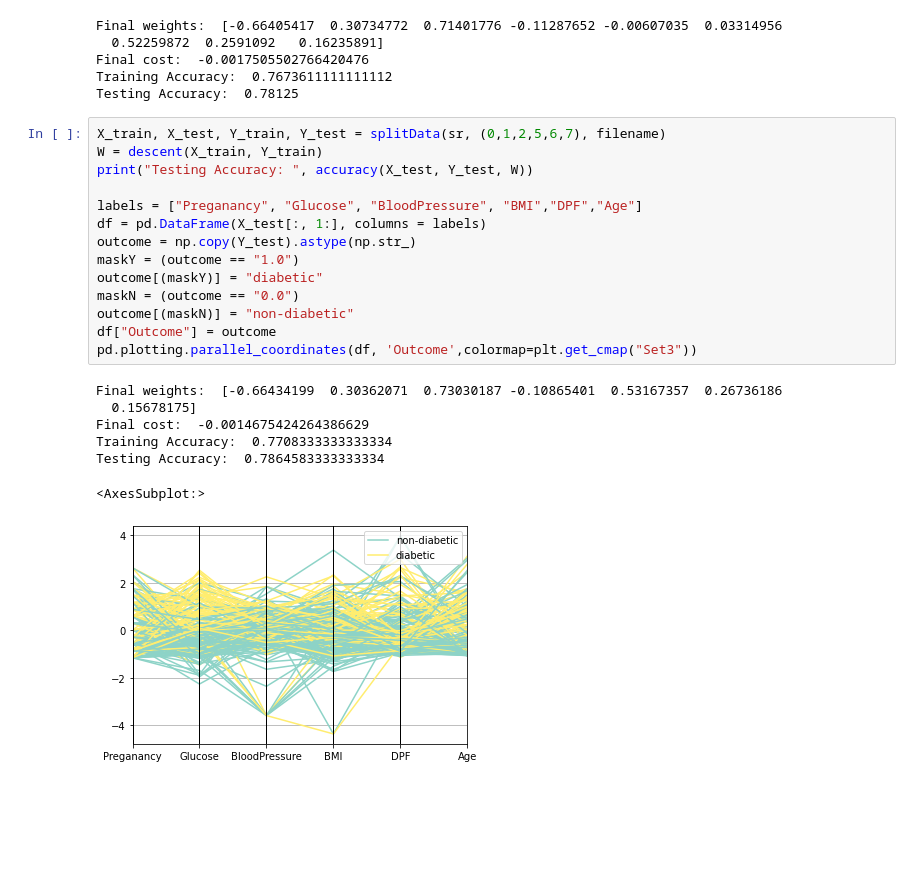
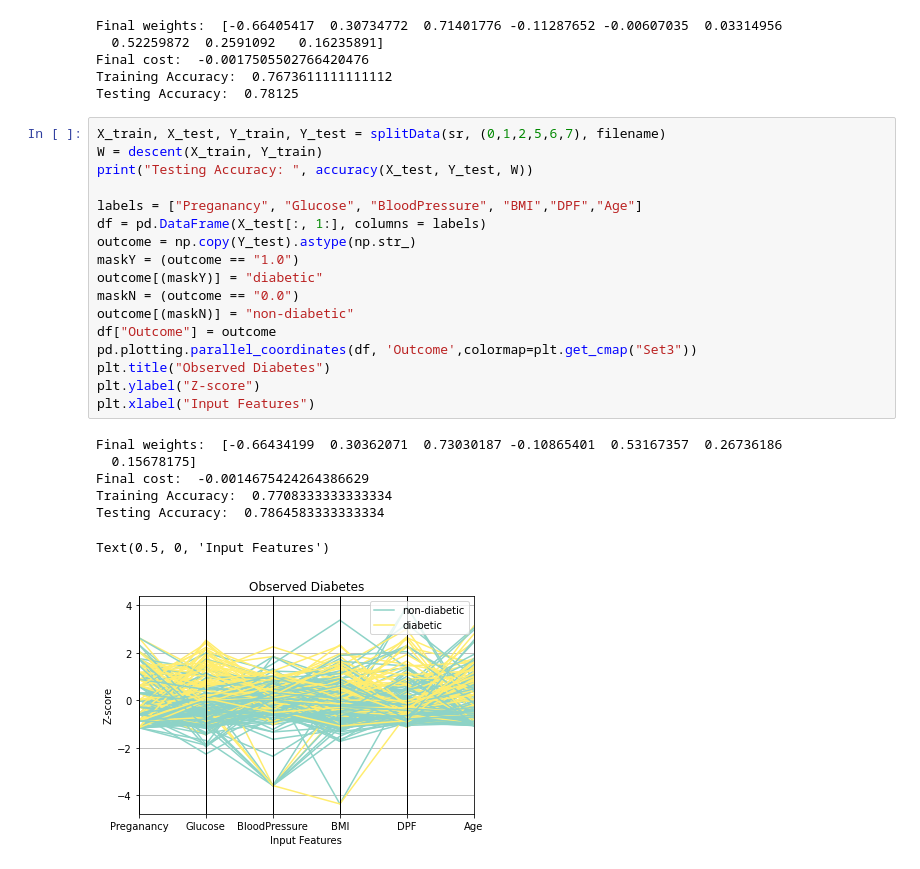
Before and after one commit to axgu/srp-lab-notebook, a Jupyter notebook: _build/jupyter_execute/prep/log_reg/diabetes-logreg.ipynb, the cells around one changed output. Drawn from its saved outputs; the diff is of its cells as text; blank space fills up the shorter version.

```diff
--- a/_build/jupyter_execute/prep/log_reg/diabetes-logreg.ipynb
+++ b/_build/jupyter_execute/prep/log_reg/diabetes-logreg.ipynb
@@ -123,25 +125,28 @@ Testing Accuracy:  0.78125
 # %%
 X_train, X_test, Y_train, Y_test = splitData(sr, (0,1,2,5,6,7), filename)
 W = descent(X_train, Y_train)
 print("Testing Accuracy: ", accuracy(X_test, Y_test, W))
 
 labels = ["Preganancy", "Glucose", "BloodPressure", "BMI","DPF","Age"]
 df = pd.DataFrame(X_test[:, 1:], columns = labels)
 outcome = np.copy(Y_test).astype(np.str_)
 maskY = (outcome == "1.0")
 outcome[(maskY)] = "diabetic"
 maskN = (outcome == "0.0")
 outcome[(maskN)] = "non-diabetic"
 df["Outcome"] = outcome
 pd.plotting.parallel_coordinates(df, 'Outcome',colormap=plt.get_cmap("Set3"))
+plt.title("Observed Diabetes")
+plt.ylabel("Z-score")
+plt.xlabel("Input Features")
 # %% [output]
 Final weights:  [-0.66434199  0.30362071  0.73030187 -0.10865401  0.53167357  0.26736186
   0.15678175]
 Final cost:  -0.0014675424264386629
 Training Accuracy:  0.7708333333333334
 Testing Accuracy:  0.7864583333333334
-<AxesSubplot:>
+Text(0.5, 0, 'Input Features')
-[figure, old version]
+[figure, new version]
 # %%
 # Glucose, BMI
 cols = (1, 5)
```
Also changed, not shown: parts of 5 cells of this notebook, 45 other files.
